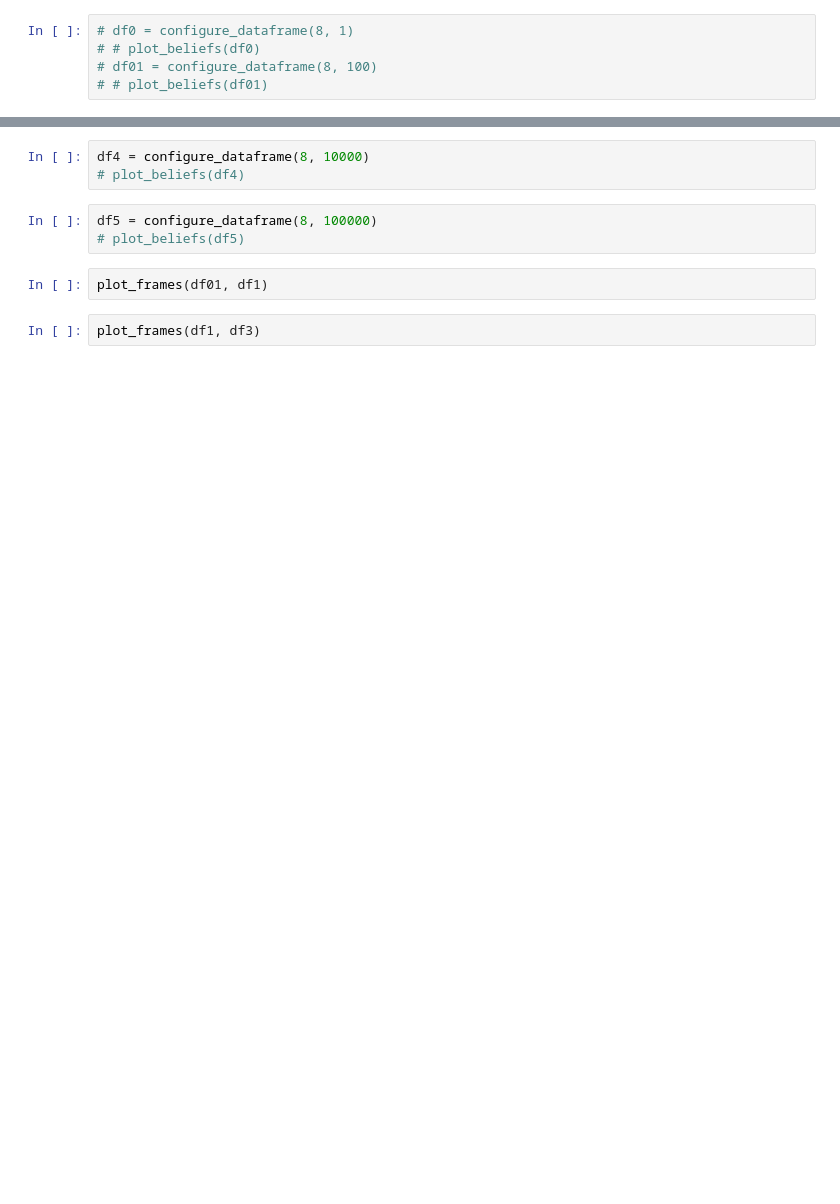
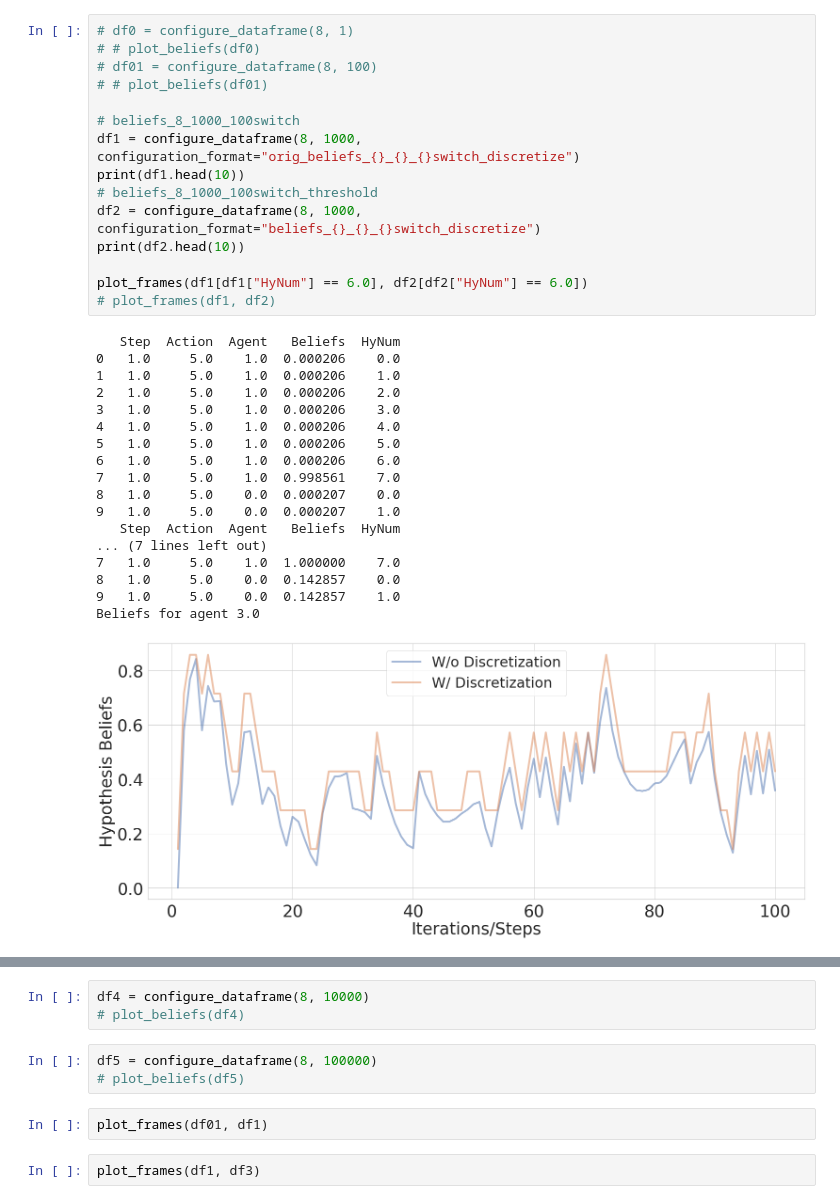
Before and after one commit to eeshakumar/hythe, a Jupyter notebook: notebooks/plot_beliefs.ipynb, the cells around one changed output, grey strips where cells are left out. Saved outputs shown, nothing was run; the diff lists cells and outputs as text; blank space fills up the shorter version.

```diff
--- a/notebooks/plot_beliefs.ipynb
+++ b/notebooks/plot_beliefs.ipynb
@@ -39,6 +46,35 @@ def plot_frames(df1, df2):
     return
-# %%
-# df0 = configure_dataframe(8, 1)
-# # plot_beliefs(df0)
-# df01 = configure_dataframe(8, 100)
-# # plot_beliefs(df01)
+# %%
+# df0 = configure_dataframe(8, 1)
+# # plot_beliefs(df0)
+# df01 = configure_dataframe(8, 100)
+# # plot_beliefs(df01)
+
+# beliefs_8_1000_100switch
+df1 = configure_dataframe(8, 1000, configuration_format="orig_beliefs_{}_{}_{}switch_discretize")
+print(df1.head(10))
+# beliefs_8_1000_100switch_threshold
+df2 = configure_dataframe(8, 1000, configuration_format="beliefs_{}_{}_{}switch_discretize")
+print(df2.head(10))
+
+plot_frames(df1[df1["HyNum"] == 6.0], df2[df2["HyNum"] == 6.0])
+# plot_frames(df1, df2)
+# %% [output]
+   Step  Action  Agent   Beliefs  HyNum
+0   1.0     5.0    1.0  0.000206    0.0
+1   1.0     5.0    1.0  0.000206    1.0
+2   1.0     5.0    1.0  0.000206    2.0
+3   1.0     5.0    1.0  0.000206    3.0
+4   1.0     5.0    1.0  0.000206    4.0
+5   1.0     5.0    1.0  0.000206    5.0
+6   1.0     5.0    1.0  0.000206    6.0
+7   1.0     5.0    1.0  0.998561    7.0
+8   1.0     5.0    0.0  0.000207    0.0
+9   1.0     5.0    0.0  0.000207    1.0
+   Step  Action  Agent   Beliefs  HyNum
+... (7 lines left out)
+7   1.0     5.0    1.0  1.000000    7.0
+8   1.0     5.0    0.0  0.142857    0.0
+9   1.0     5.0    0.0  0.142857    1.0
+Beliefs for agent 3.0
+[figure, added]
```
Also changed, not shown: parts of 10 cells of this notebook, 2 other files.
